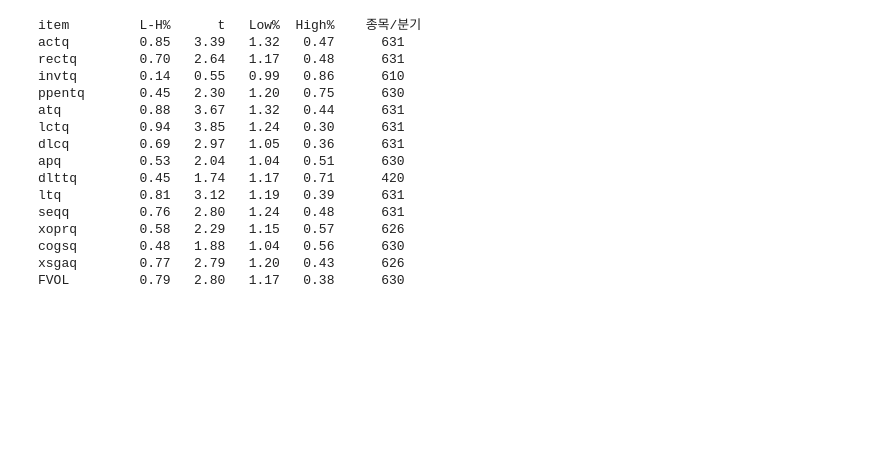
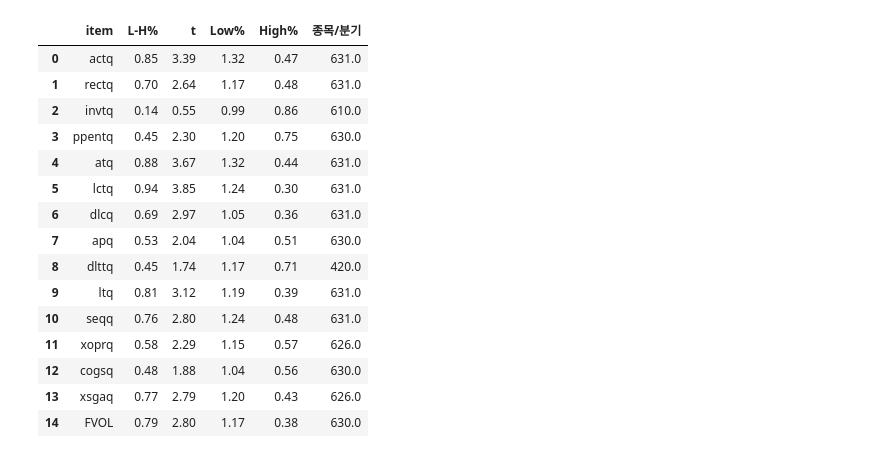
Before and after one commit to Seanjeon0220/project, a Jupyter notebook: quant/iM/fVoL/kospi/kospimain.ipynb, the cells around one changed output. Drawn from its saved outputs; the diff is of its cells as text; code cells hidden in the pictures; blank space fills up the shorter version.

```diff
--- a/quant/iM/fVoL/kospi/kospimain.ipynb
+++ b/quant/iM/fVoL/kospi/kospimain.ipynb
@@ -337,33 +478,39 @@ v = d[d['FVOL'].notna()].copy()
 v['dec'] = v.groupby('date')['FVOL'].transform(lambda x: pd.qcut(x, 10, labels=False, duplicates='drop')) + 1
 
 print('=== FVOL decile별 수익성 (분기별 중앙값의 평균) ===')
-print('decile 1=최저FVOL(롱), 10=최고FVOL(숏)\n')
-print(f'{"decile":>7s}{"GP":>10s}{"OP":>10s}{"ROE":>10s}{"n":>8s}')
+print('decile 1=최저FVOL(롱), 10=최고FVOL(숏)')
 tbl = {}
 for c in ['GP','OP','ROE']:
     med = v.groupby(['date','dec'])[c].median().reset_index()
     tbl[c] = med.groupby('dec')[c].mean()
 cnt = v.groupby('dec').size()
+r_dec = []
 for dc in range(1, 11):
-    print(f'{dc:>7d}{tbl["GP"][dc]:>10.3f}{tbl["OP"][dc]:>10.3f}{tbl["ROE"][dc]:>10.3f}{cnt[dc]:>8d}')
+    r_dec.append({'decile': dc, 'GP': tbl['GP'][dc], 'OP': tbl['OP'][dc],
+                  'ROE': tbl['ROE'][dc], 'n': int(cnt[dc])})
+display(pd.DataFrame(r_dec).round(3))
 
-print('\n=== 단조성 검정 (Low decile 1 vs High decile 10) ===')
+print('=== 단조성 검정 (Low decile 1 vs High decile 10) ===')
+r_mono = []
 for c in ['GP','OP','ROE']:
     lo, hi = tbl[c][1], tbl[c][10]
     monotone = all(tbl[c][i] >= tbl[c][i+1] for i in range(1, 10))
     n_desc = sum(tbl[c][i] >= tbl[c][i+1] for i in range(1, 10))
-    print(f'  {c}: 저FVOL {lo:.3f} → 고FVOL {hi:.3f} (차이 {lo-hi:+.3f}), '
-          f'완전단조 {monotone}, 감소구간 {n_desc}/9')
+    r_mono.append({'지표': c, '저FVOL': lo, '고FVOL': hi, '차이': lo - hi,
+                   '완전단조': monotone, '감소구간': f'{n_desc}/9'})
+display(pd.DataFrame(r_mono).round(3))
 
-print('\n=== 자산분모 FVOL로도 동일 확인 ===')
+print('=== 자산분모 FVOL로도 동일 확인 ===')
 fv2, ind2 = compute_fvol(financials, deflator='atq')
 fv2, _ = finalize_fvol(fv2, ind2, suffix='')
 d2 = d.merge(fv2[['code','date','FVOL']].rename(columns={'FVOL':'FVOL_a'}), on=['code','date'])
 v2 = d2[d2['FVOL_a'].notna()].copy()
 v2['dec'] = v2.groupby('date')['FVOL_a'].transform(lambda x: pd.qcut(x, 10, labels=False, duplicates='drop')) + 1
+r_asset = []
 for c in ['GP','OP','ROE']:
     m = v2.groupby(['date','dec'])[c].median().reset_index().groupby('dec')[c].mean()
-    print(f'  {c}(자산분모): 저 {m[1]:.3f} → 고 {m[10]:.3f} (차이 {m[1]-m[10]:+.3f})')
+    r_asset.append({'지표': c, '저(자산분모)': m[1], '고(자산분모)': m[10], '차이': m[1]-m[10]})
+display(pd.DataFrame(r_asset).round(3))
 # %% [output]
 === FVOL decile별 수익성 (분기별 중앙값의 평균) ===
 decile 1=최저FVOL(롱), 10=최고FVOL(숏)
@@ -817,52 +849,53 @@ form_px['form_qtr'] = form_px['ym'].dt.asfreq('Q')
 
 ret_m = px[['code', 'ym', 'ret']].dropna()
 
 def lowhigh(sig, valcol):
     s = sig.dropna(subset=[valcol]).copy()
     s['form_qtr'] = pd.PeriodIndex(s['date'], freq='Q') + 1
     f = s.merge(form_px[['code', 'form_qtr', 'price']], on=['code', 'form_qtr'], how='inner')
     f = f[f['price'] >= 1000].copy()
     f['decile'] = np.ceil(f.groupby('form_qtr')[valcol].rank(pct=True) * 10).clip(1, 10).astype(int)
     f['form_ym'] = f['form_qtr'].dt.asfreq('M', how='end')
     holds = []
     for k in [1, 2, 3]:
         h = f[['code', 'form_ym', 'decile']].copy()
         h['hold_ym'] = h['form_ym'] + k
         holds.append(h)
     hold = pd.concat(holds, ignore_index=True)
     m = ret_m.merge(hold, left_on=['code', 'ym'], right_on=['code', 'hold_ym'], how='inner')
     m = m.drop_duplicates(['code', 'form_ym', 'ym'])
     ew = m.groupby(['ym', 'decile'])['ret'].mean().reset_index(name='r')
     w = ew.pivot(index='ym', columns='decile', values='r')
     lh = (w[1] - w[10]).dropna()
     t = lh.mean() / (lh.std() / np.sqrt(len(lh)))
     nfirm = f.groupby('form_qtr').size().mean()
     return lh.mean() * 100, t, w[1].mean() * 100, w[10].mean() * 100, nfirm
 
-print(f'{"item":10}{"L-H%":>7}{"t":>7}{"Low%":>7}{"High%":>7}{"종목/분기":>9}')
+r_item = []
 for c in FVOL_COLS:
     r, t, lo, hi, n = lowhigh(fv[['code', 'date', f'fvol_{c}']], f'fvol_{c}')
-    print(f'{c:10}{r:7.2f}{t:7.2f}{lo:7.2f}{hi:7.2f}{n:9.0f}')
+    r_item.append({'item': c, 'L-H%': r, 't': t, 'Low%': lo, 'High%': hi, '종목/분기': n})
 
 r, t, lo, hi, n = lowhigh(fv[['code', 'date', 'FVOL']], 'FVOL')
-print(f'{"FVOL":10}{r:7.2f}{t:7.2f}{lo:7.2f}{hi:7.2f}{n:9.0f}')
+r_item.append({'item': 'FVOL', 'L-H%': r, 't': t, 'Low%': lo, 'High%': hi, '종목/분기': n})
+display(pd.DataFrame(r_item).round({'L-H%': 2, 't': 2, 'Low%': 2, 'High%': 2, '종목/분기': 0}))
 # %% [output]
-item         L-H%      t   Low%  High%    종목/분기
-actq         0.85   3.39   1.32   0.47      631
-rectq        0.70   2.64   1.17   0.48      631
-invtq        0.14   0.55   0.99   0.86      610
-ppentq       0.45   2.30   1.20   0.75      630
-atq          0.88   3.67   1.32   0.44      631
-lctq         0.94   3.85   1.24   0.30      631
-dlcq         0.69   2.97   1.05   0.36      631
-apq          0.53   2.04   1.04   0.51      630
-dlttq        0.45   1.74   1.17   0.71      420
-ltq          0.81   3.12   1.19   0.39      631
-seqq         0.76   2.80   1.24   0.48      631
-xoprq        0.58   2.29   1.15   0.57      626
-cogsq        0.48   1.88   1.04   0.56      630
-xsgaq        0.77   2.79   1.20   0.43      626
-FVOL         0.79   2.80   1.17   0.38      630
+|  | item | L-H% | t | Low% | High% | 종목/분기 |
+| 0 | actq | 0.85 | 3.39 | 1.32 | 0.47 | 631.0 |
+| 1 | rectq | 0.70 | 2.64 | 1.17 | 0.48 | 631.0 |
+| 2 | invtq | 0.14 | 0.55 | 0.99 | 0.86 | 610.0 |
+| 3 | ppentq | 0.45 | 2.30 | 1.20 | 0.75 | 630.0 |
+| 4 | atq | 0.88 | 3.67 | 1.32 | 0.44 | 631.0 |
+| 5 | lctq | 0.94 | 3.85 | 1.24 | 0.30 | 631.0 |
+| 6 | dlcq | 0.69 | 2.97 | 1.05 | 0.36 | 631.0 |
+| 7 | apq | 0.53 | 2.04 | 1.04 | 0.51 | 630.0 |
+| 8 | dlttq | 0.45 | 1.74 | 1.17 | 0.71 | 420.0 |
+| 9 | ltq | 0.81 | 3.12 | 1.19 | 0.39 | 631.0 |
+| 10 | seqq | 0.76 | 2.80 | 1.24 | 0.48 | 631.0 |
+| 11 | xoprq | 0.58 | 2.29 | 1.15 | 0.57 | 626.0 |
+| 12 | cogsq | 0.48 | 1.88 | 1.04 | 0.56 | 630.0 |
+| 13 | xsgaq | 0.77 | 2.79 | 1.20 | 0.43 | 626.0 |
+| 14 | FVOL | 0.79 | 2.80 | 1.17 | 0.38 | 630.0 |
 # %%
 # 12
 
```
Also changed, not shown: parts of 38 cells of this notebook, 1 other file.
